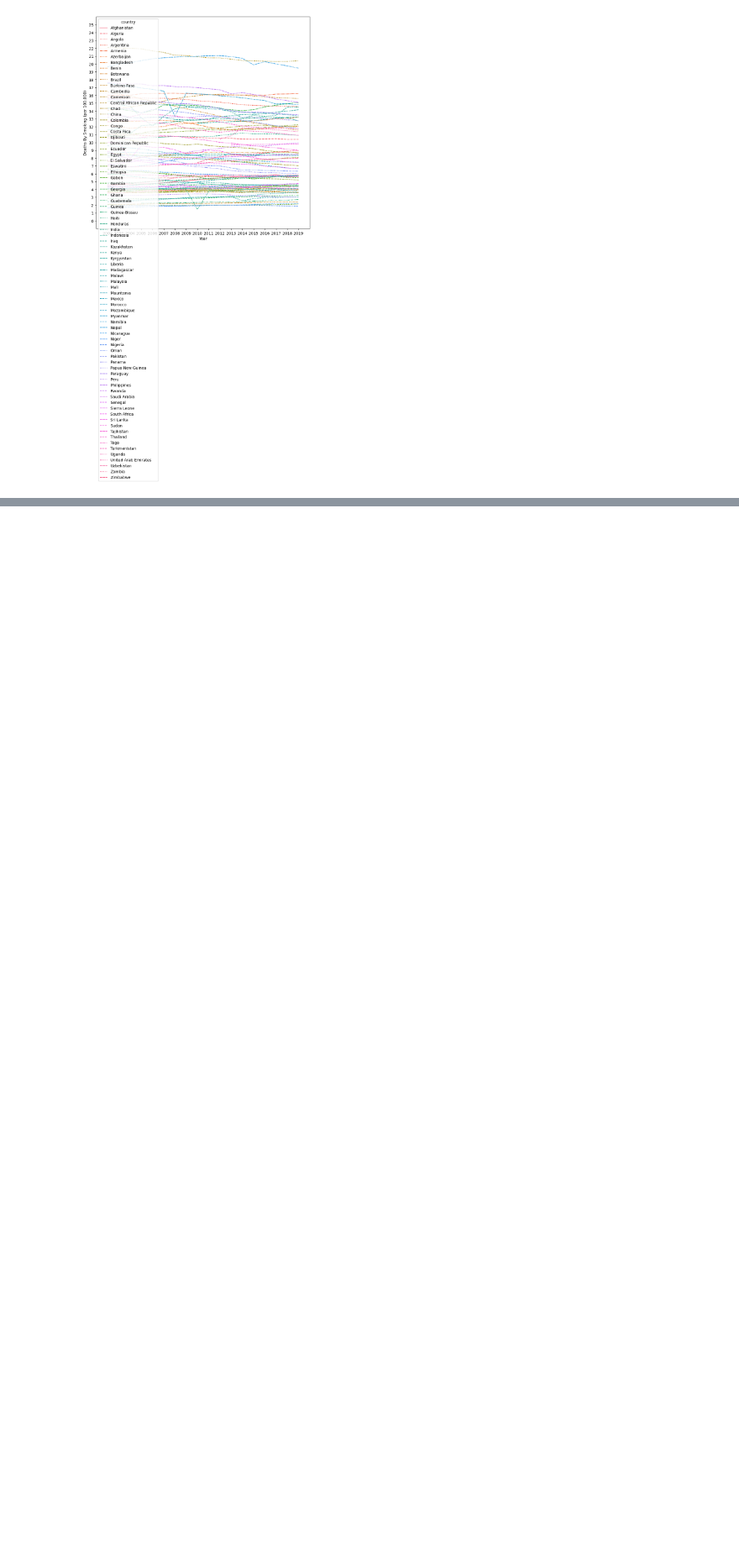
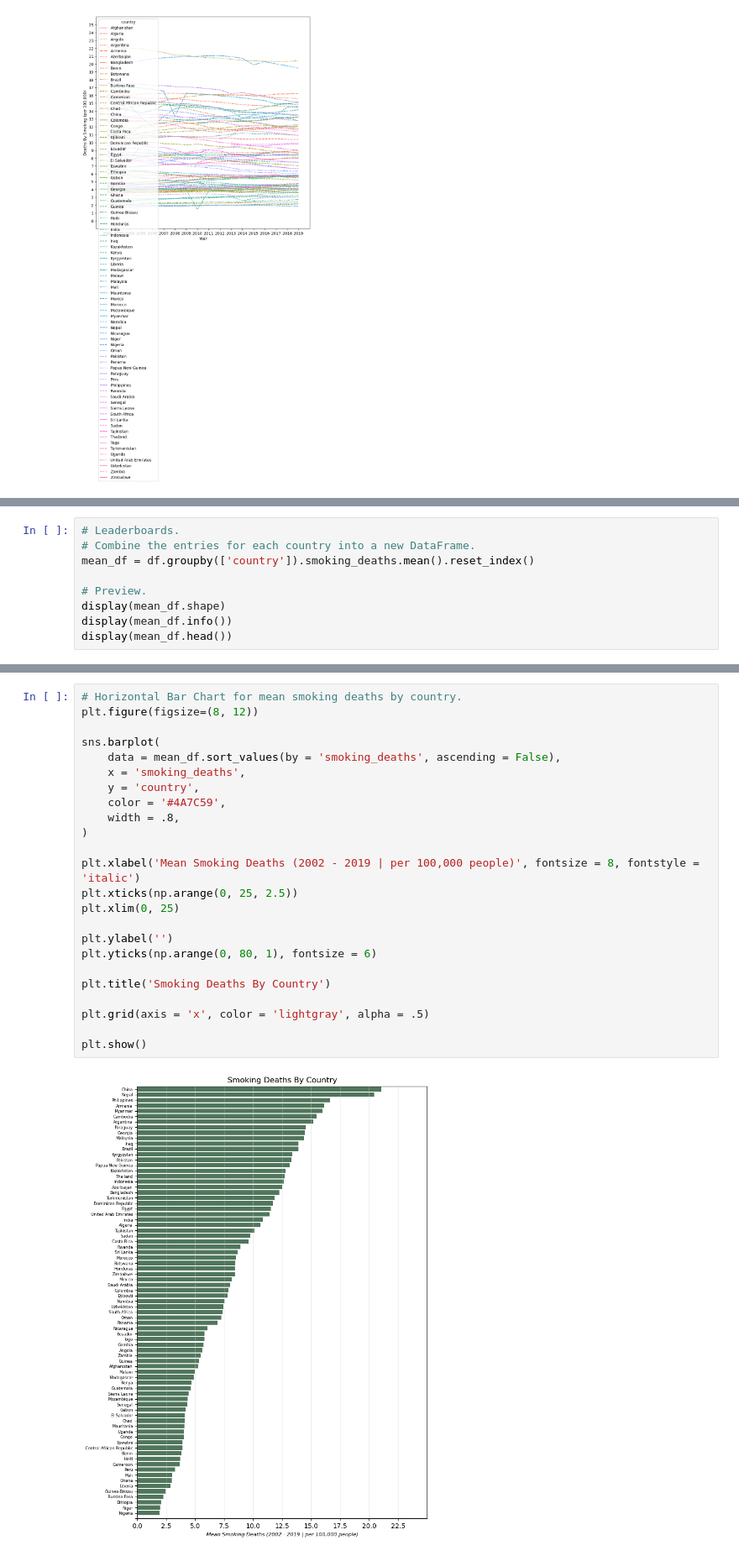
Before and after one commit to BramSunner/project-1-group-04, a Jupyter notebook: ethan-work/ethan-question.ipynb, the cells around one changed output, grey strips where cells are left out. Shown at 84% size. Drawn from its saved outputs; the diff is of its cells as text; blank space fills up the shorter version.

```diff
--- a/ethan-work/ethan-question.ipynb
+++ b/ethan-work/ethan-question.ipynb
@@ -169,0 +239,9 @@ plt.show()
+# %%
+# Leaderboards.
+# Combine the entries for each country into a new DataFrame.
+mean_df = df.groupby(['country']).smoking_deaths.mean().reset_index()
+
+# Preview.
+display(mean_df.shape)
+display(mean_df.info())
+display(mean_df.head())
@@ -169,0 +286,26 @@ plt.show()
+# %%
+# Horizontal Bar Chart for mean smoking deaths by country.
+plt.figure(figsize=(8, 12))
+
+sns.barplot(
+    data = mean_df.sort_values(by = 'smoking_deaths', ascending = False),
+    x = 'smoking_deaths',
+    y = 'country',
+    color = '#4A7C59',
+    width = .8,
+)
+
+plt.xlabel('Mean Smoking Deaths (2002 - 2019 | per 100,000 people)', fontsize = 8, fontstyle = 'italic')
+plt.xticks(np.arange(0, 25, 2.5))
+plt.xlim(0, 25)
+
+plt.ylabel('')
+plt.yticks(np.arange(0, 80, 1), fontsize = 6)
+
+plt.title('Smoking Deaths By Country')
+
+plt.grid(axis = 'x', color = 'lightgray', alpha = .5)
+
+plt.show()
+# %% [output]
+[figure, added]
```
Also changed, not shown: parts of 15 cells of this notebook.
